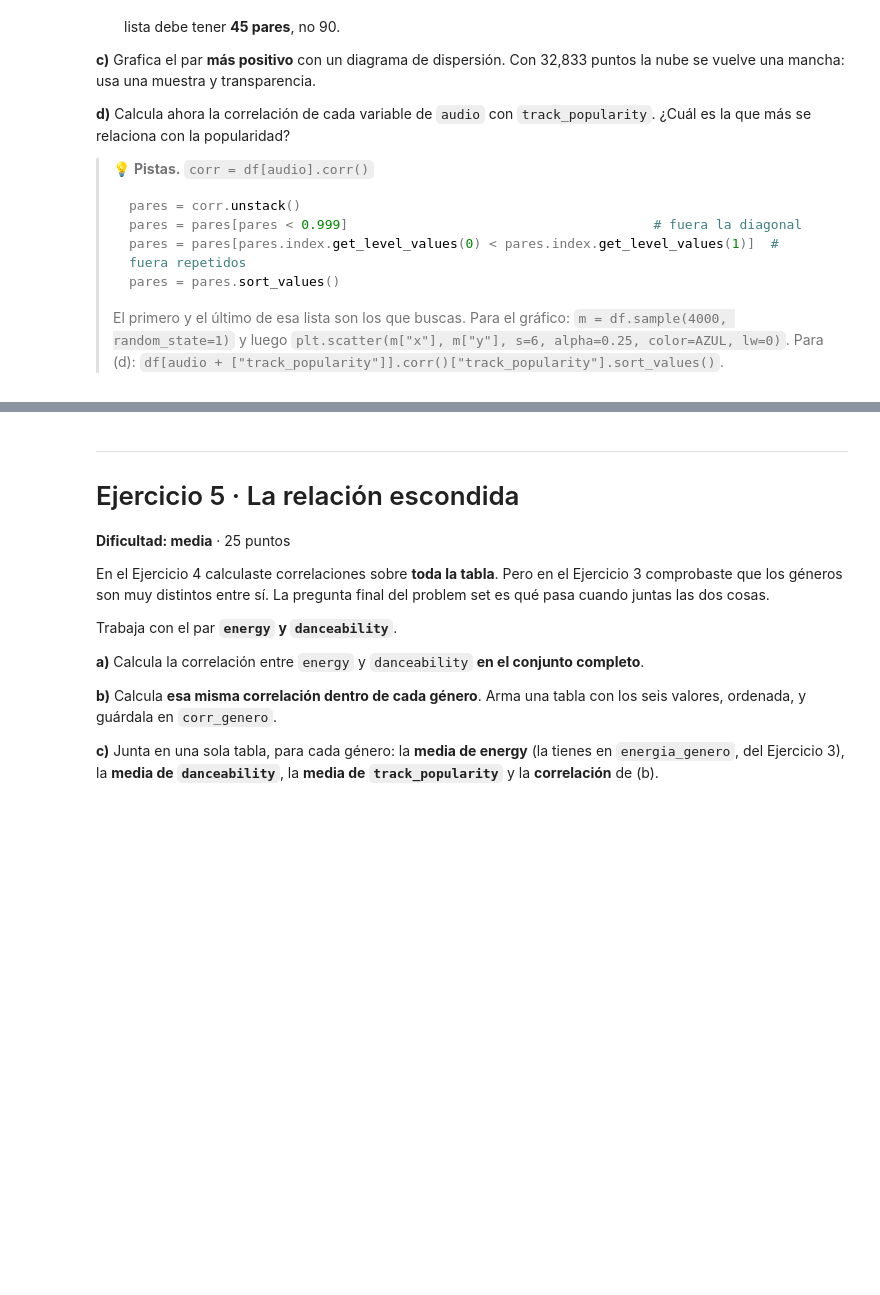
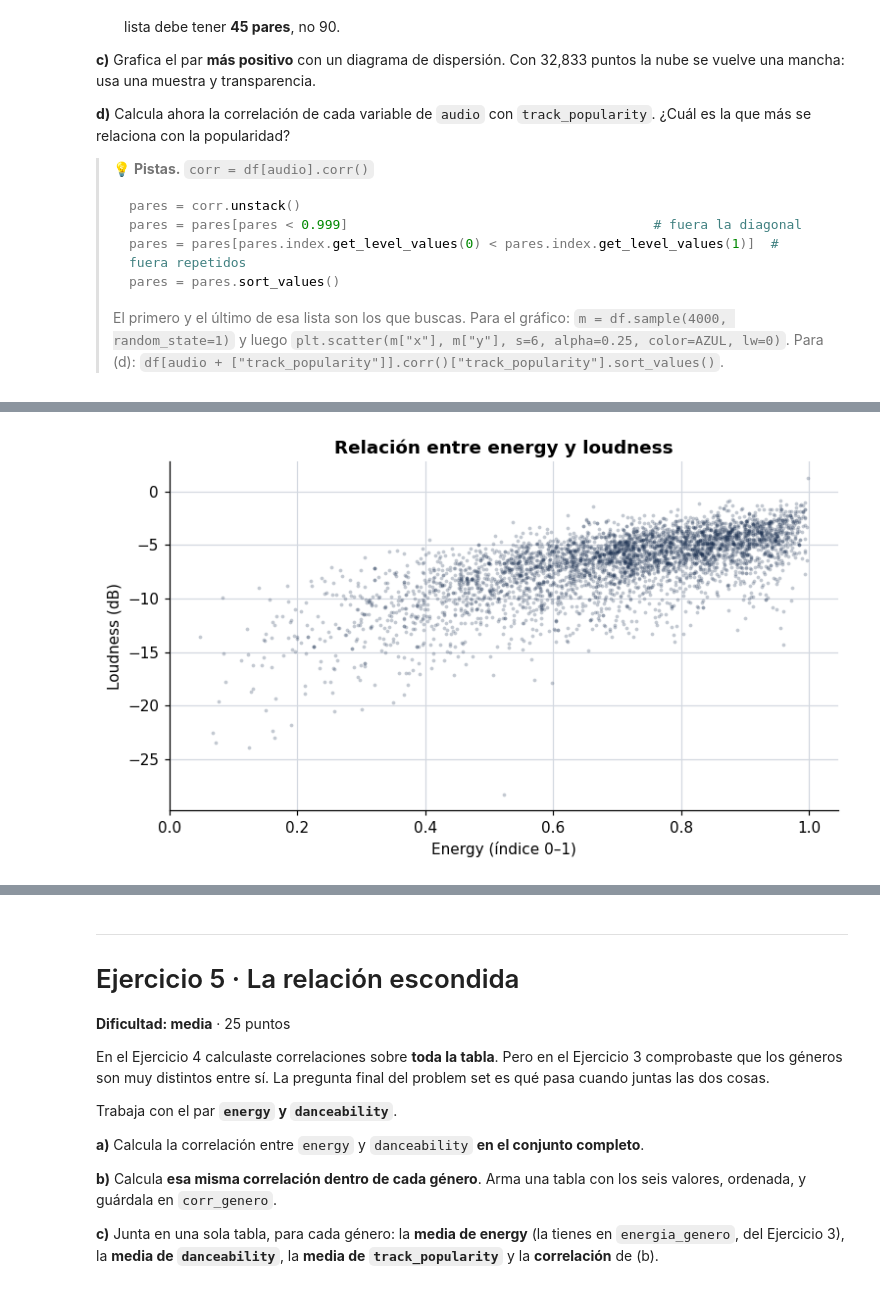
Before and after one commit to reivaj3115/Introduccion_ciencia_datos, a Jupyter notebook: S100_PS1_Martinez.ipynb, the cells around one changed output, grey strips where cells are left out. Drawn from its saved outputs; the diff is of its cells as text; code cells hidden in the pictures; blank space fills up the shorter version.

```diff
--- a/S100_PS1_Martinez.ipynb
+++ b/S100_PS1_Martinez.ipynb
@@ -395,0 +448,21 @@ corr = ...
+# %%
+# c) Diagrama de dispersión del par más positivo
+
+m = df.sample(4000, random_state=1)
+
+plt.scatter(
+    m["energy"],
+    m["loudness"],
+    s=6,
+    alpha=0.25,
+    color=AZUL,
+    lw=0
+)
+
+plt.xlabel("Energy (índice 0–1)")
+plt.ylabel("Loudness (dB)")
+plt.title("Relación entre energy y loudness")
+
+plt.show()
+# %% [output]
+[figure, added]
```
Also changed, not shown: parts of 4 cells of this notebook.
